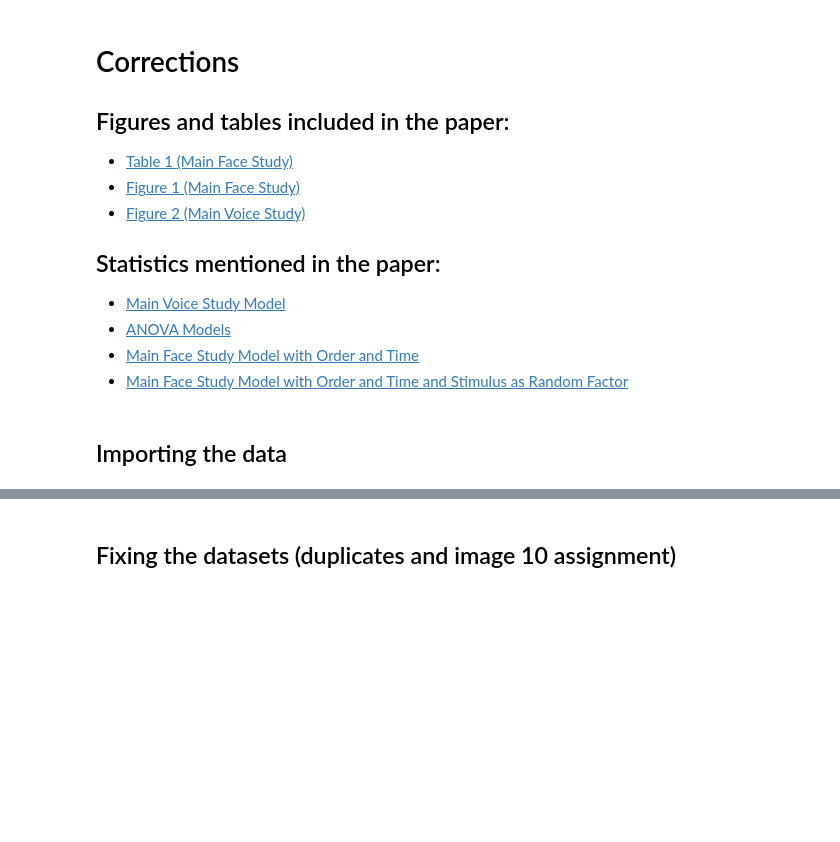
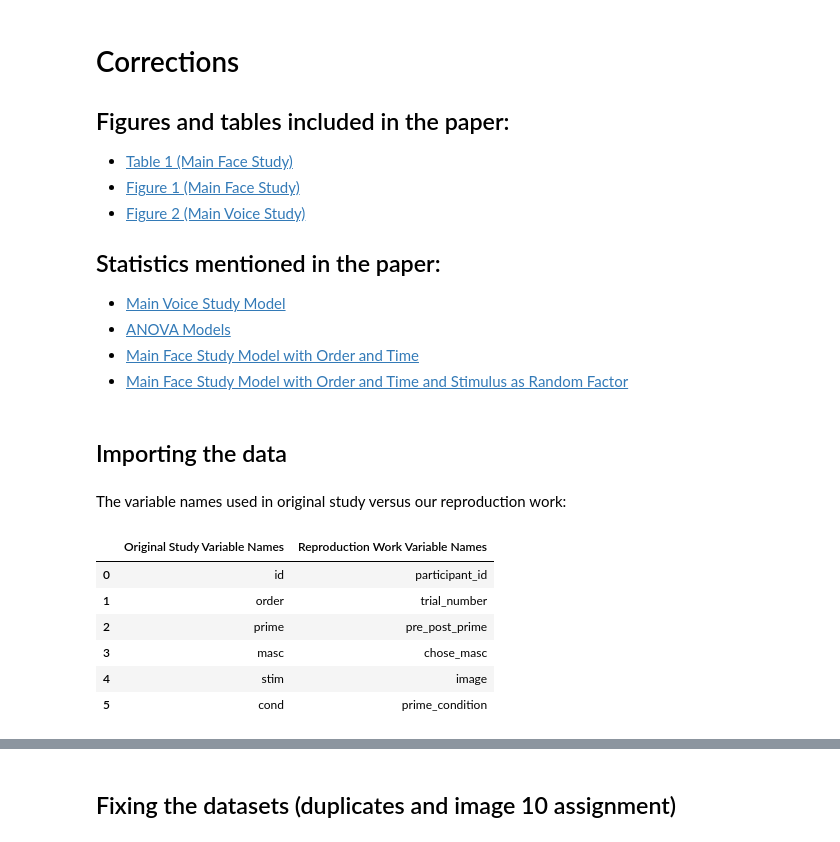
Before and after one commit to Natasha-R/Project-Reproduction-Open-Science, a Jupyter notebook: Correction/Correction Work.ipynb, the cells around one changed output, grey strips where cells are left out. Drawn from its saved outputs; the diff is of its cells as text; code cells hidden in the pictures; blank space fills up the shorter version.

Commit message:
Updating variable names

```diff
--- a/Correction/Correction Work.ipynb
+++ b/Correction/Correction Work.ipynb
@@ -27,0 +27,13 @@ voice = pd.read_csv("main_study_voice_data_modified.csv")
+# %% [markdown]
+The variable names used in original study versus our reproduction work:
+# %%
+pd.DataFrame({'Original Study Variable Names': ["id", "order", "prime", "masc", "stim", "cond"],
+              'Reproduction Work Variable Names': ["participant_id", "trial_number", "pre_post_prime", "chose_masc", "image", "prime_condition"]})
+# %% [output]
+|  | Original Study Variable Names | Reproduction Work Variable Names |
+| 0 | id | participant_id |
+| 1 | order | trial_number |
+| 2 | prime | pre_post_prime |
+| 3 | masc | chose_masc |
+| 4 | stim | image |
+| 5 | cond | prime_condition |
```
Also changed, not shown: parts of 20 cells of this notebook.
